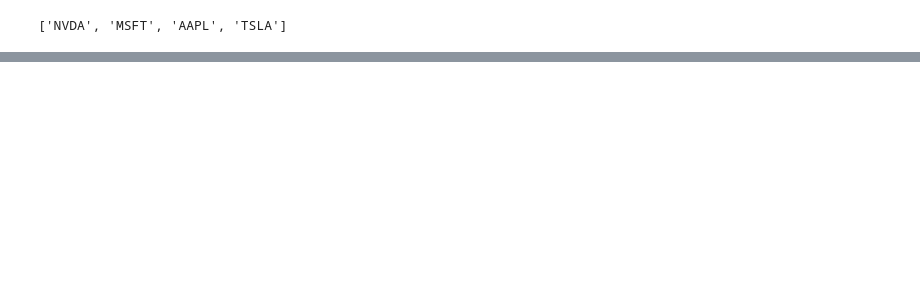
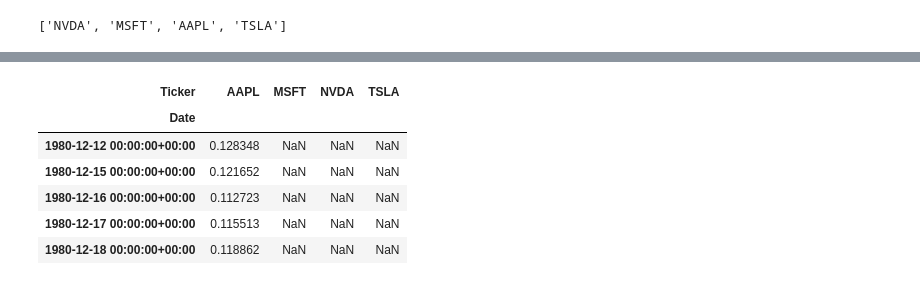
Before and after one commit to NathanDietrich/Artificial-Intelligence-and-Machine-Learning-portfolio, a Jupyter notebook: Trading_Bot.ipynb, the cells around one changed output, grey strips where cells are left out. Drawn from its saved outputs; the diff is of its cells as text; code cells hidden in the pictures; blank space fills up the shorter version.

```diff
--- a/Trading_Bot.ipynb
+++ b/Trading_Bot.ipynb
@@ -63,0 +99,11 @@ df.head()
+# %%
+Close = df.Close
+Close.head()
+# %% [output]
+| Ticker | AAPL | MSFT | NVDA | TSLA |
+| Date |  |  |  |  |
+| 1980-12-12 00:00:00+00:00 | 0.128348 | NaN | NaN | NaN |
+| 1980-12-15 00:00:00+00:00 | 0.121652 | NaN | NaN | NaN |
+| 1980-12-16 00:00:00+00:00 | 0.112723 | NaN | NaN | NaN |
+| 1980-12-17 00:00:00+00:00 | 0.115513 | NaN | NaN | NaN |
+| 1980-12-18 00:00:00+00:00 | 0.118862 | NaN | NaN | NaN |
```
Also changed, not shown: parts of 6 cells of this notebook.
